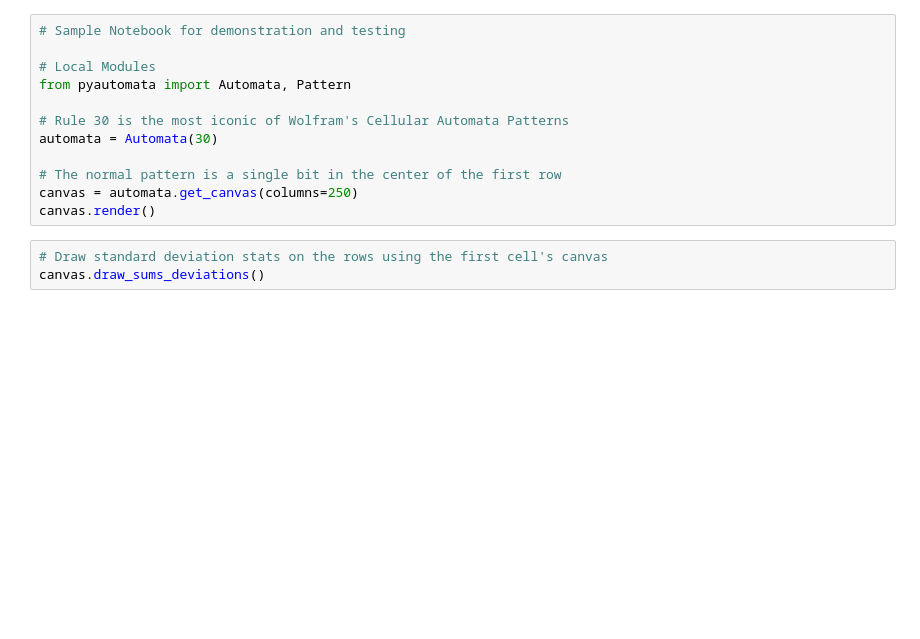
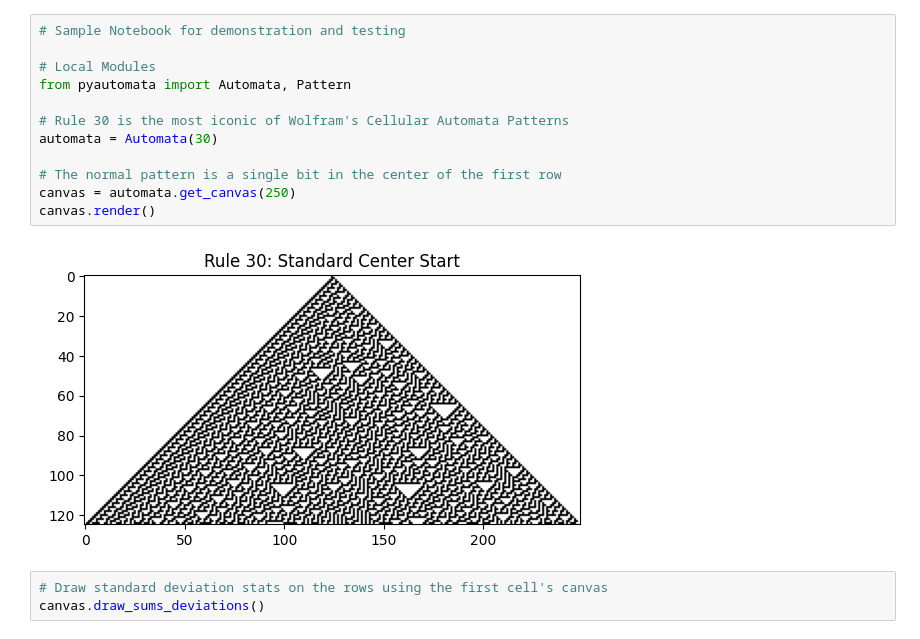
Before and after one commit to Michael-C-Buckley/pyautomata, a Jupyter notebook: notebooks/sample.ipynb, the cells around one changed output. Drawn from its saved outputs; the diff is of its cells as text; blank space fills up the shorter version.

Commit message:
Flipped params for getting canvas to have size first

```diff
--- a/notebooks/sample.ipynb
+++ b/notebooks/sample.ipynb
@@ -1,15 +1,17 @@
 # %%
 # Sample Notebook for demonstration and testing
 
 # Local Modules
 from pyautomata import Automata, Pattern
 
 # Rule 30 is the most iconic of Wolfram's Cellular Automata Patterns
 automata = Automata(30)
 
 # The normal pattern is a single bit in the center of the first row
-canvas = automata.get_canvas(columns=250)
+canvas = automata.get_canvas(250)
 canvas.render()
+# %% [output]
+[figure, added]
 # %%
 # Draw standard deviation stats on the rows using the first cell's canvas
 canvas.draw_sums_deviations()
```
Also changed, not shown: parts of 3 cells of this notebook, 2 other files.
